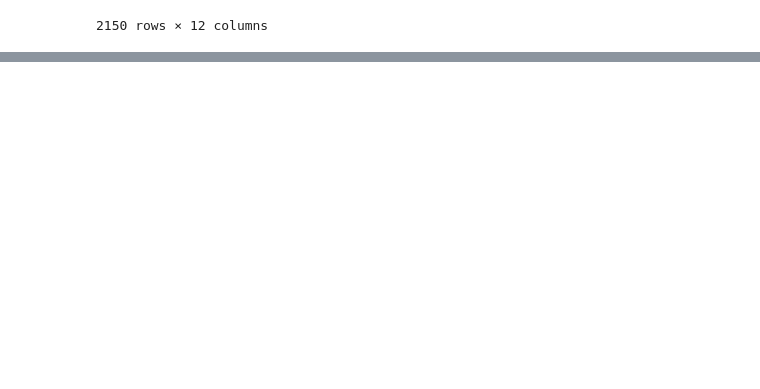
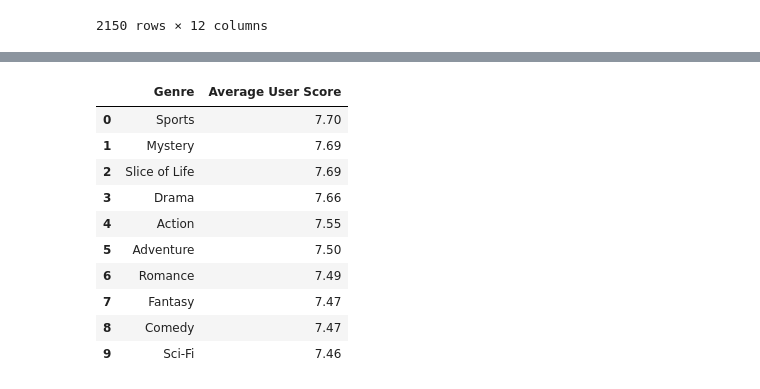
Before and after one commit to lib2509/Intro_to_DS_Final_Project, a Jupyter notebook: data_analysis.ipynb, the cells around one changed output, grey strips where cells are left out. Saved outputs shown, nothing was run; the diff lists cells and outputs as text; code cells hidden in the pictures; blank space fills up the shorter version.

```diff
--- a/data_analysis.ipynb
+++ b/data_analysis.ipynb
@@ -43,0 +143,34 @@ anime_data
+# %%
+# Expand the Genres column and focus on included genres
+genre_scores = (
+    anime_data[['Genres', 'User Score']]
+    .assign(Genres=anime_data['Genres'].str.split(', '))
+    .explode('Genres')  # Split and expand genres into separate rows
+    .query('Genres.str.lower() in @included_genres', engine='python')  # Filter included genres
+    .groupby('Genres')['User Score']  # Group by genres
+    .mean()  # Aggregate by the mean of User Score
+    .sort_values(ascending=False)  # Sort by User Score
+)
+
+# Reset index to prepare for visualization
+genre_scores = (
+    genre_scores
+    .rename_axis('Genre')
+    .reset_index()
+    .rename(columns={'User Score': 'Average User Score'})  # Rename 'User Score' column
+    .round({'Average User Score': 2})  # Round to 2 decimal places
+)
+
+genre_scores
+# %% [output]
+|  | Genre | Average User Score |
+| 0 | Sports | 7.70 |
+| 1 | Mystery | 7.69 |
+| 2 | Slice of Life | 7.69 |
+| 3 | Drama | 7.66 |
+| 4 | Action | 7.55 |
+| 5 | Adventure | 7.50 |
+| 6 | Romance | 7.49 |
+| 7 | Fantasy | 7.47 |
+| 8 | Comedy | 7.47 |
+| 9 | Sci-Fi | 7.46 |
```
Also changed, not shown: parts of 17 cells of this notebook.
